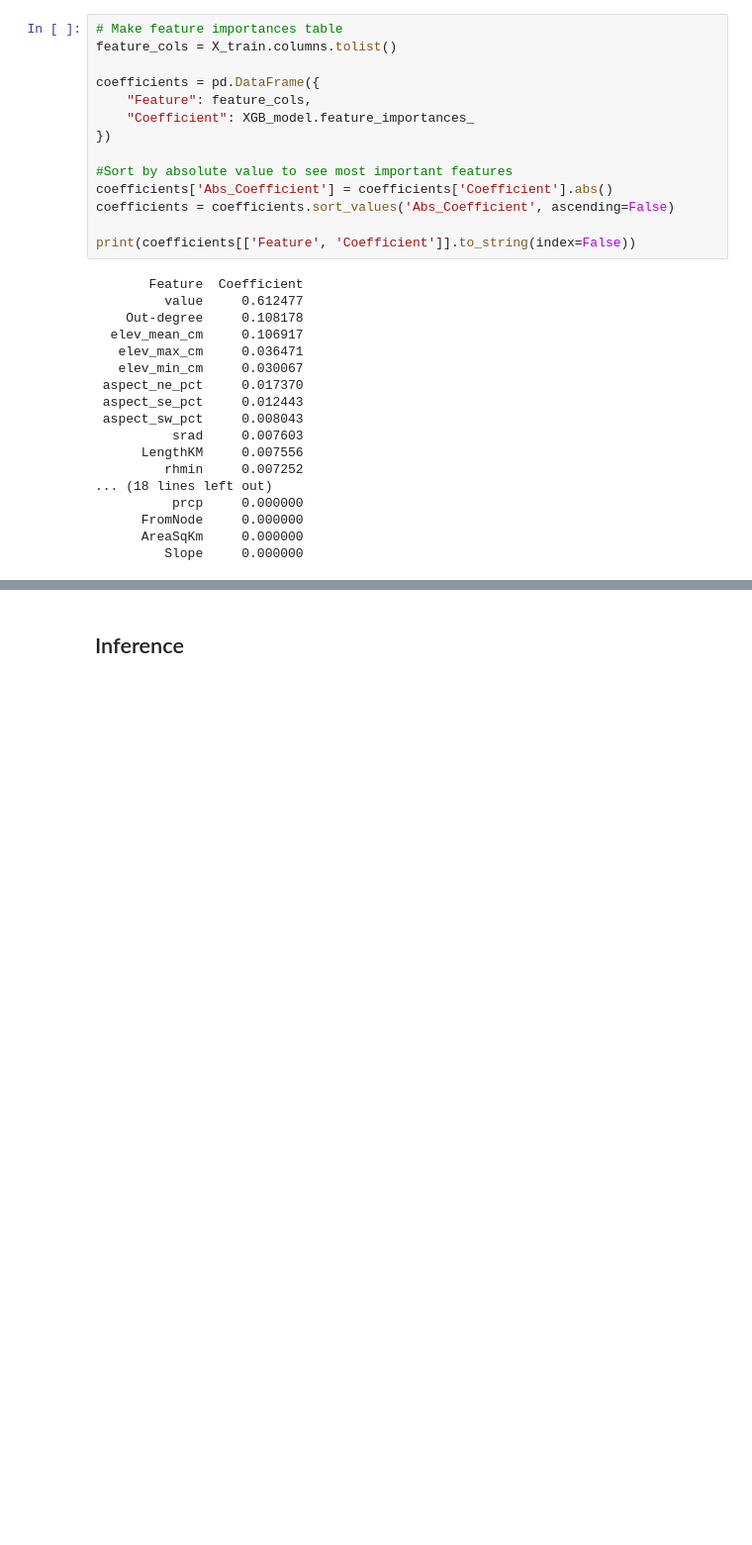
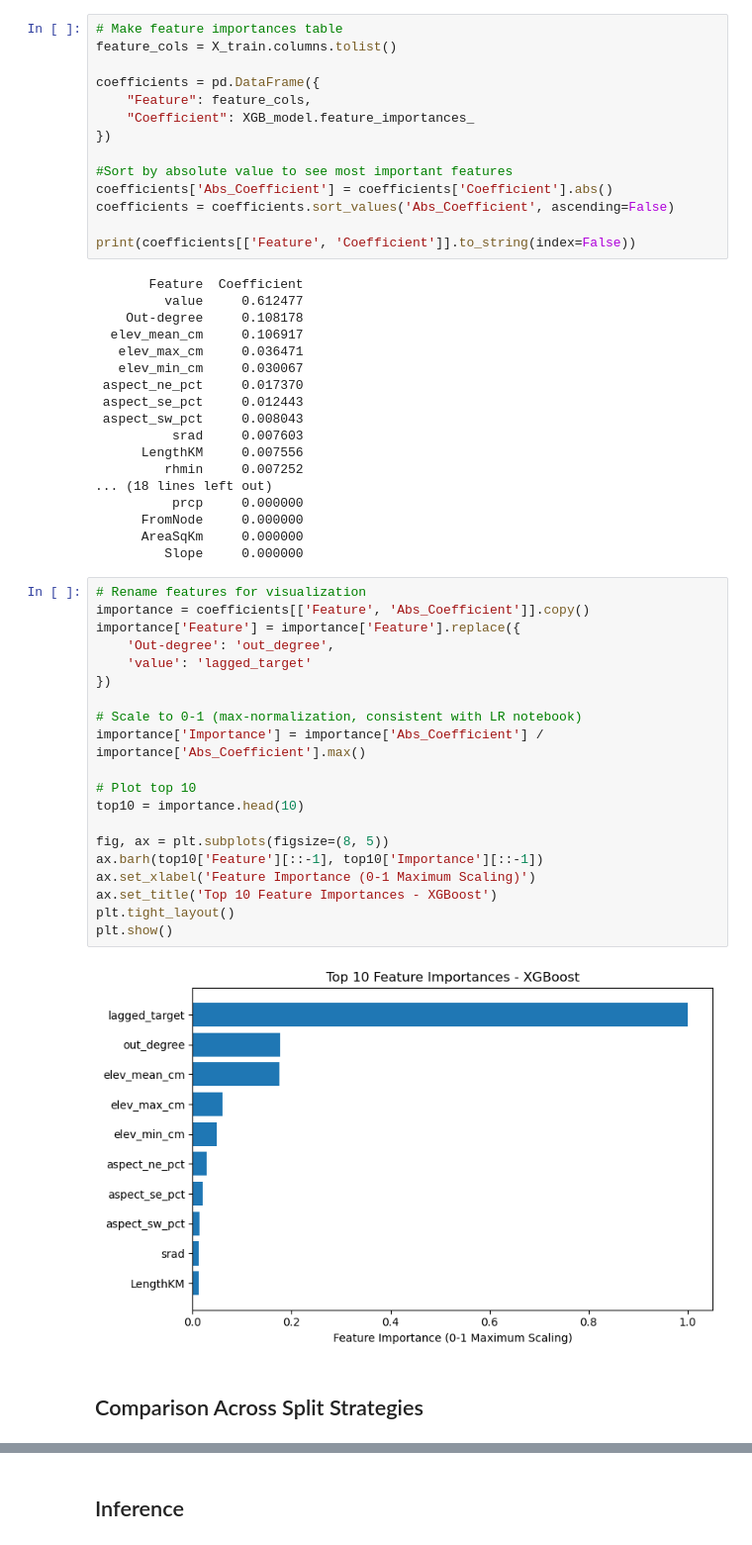
Before and after one commit to michaeltm365/saas-river-forecasting, a Jupyter notebook: xgb/xgb.ipynb, the cells around one changed output, grey strips where cells are left out. Shown at 99% size. Saved outputs shown, nothing was run; the diff lists cells and outputs as text; blank space fills up the shorter version.

```diff
--- a/xgb/xgb.ipynb
+++ b/xgb/xgb.ipynb
@@ -299,3 +299,27 @@ print(coefficients[['Feature', 'Coefficient']].to_string(index=False))
       FromNode     0.000000
       AreaSqKm     0.000000
          Slope     0.000000
+# %%
+# Rename features for visualization
+importance = coefficients[['Feature', 'Abs_Coefficient']].copy()
+importance['Feature'] = importance['Feature'].replace({
+    'Out-degree': 'out_degree',
+    'value': 'lagged_target'
+})
+
+# Scale to 0-1 (max-normalization, consistent with LR notebook)
+importance['Importance'] = importance['Abs_Coefficient'] / importance['Abs_Coefficient'].max()
+
+# Plot top 10
+top10 = importance.head(10)
+
+fig, ax = plt.subplots(figsize=(8, 5))
+ax.barh(top10['Feature'][::-1], top10['Importance'][::-1])
+ax.set_xlabel('Feature Importance (0-1 Maximum Scaling)')
+ax.set_title('Top 10 Feature Importances - XGBoost')
+plt.tight_layout()
+plt.show()
+# %% [output]
+[figure, added]
+# %% [markdown]
+## Comparison Across Split Strategies
```
Also changed, not shown: parts of 3 cells of this notebook, 9 other files.
